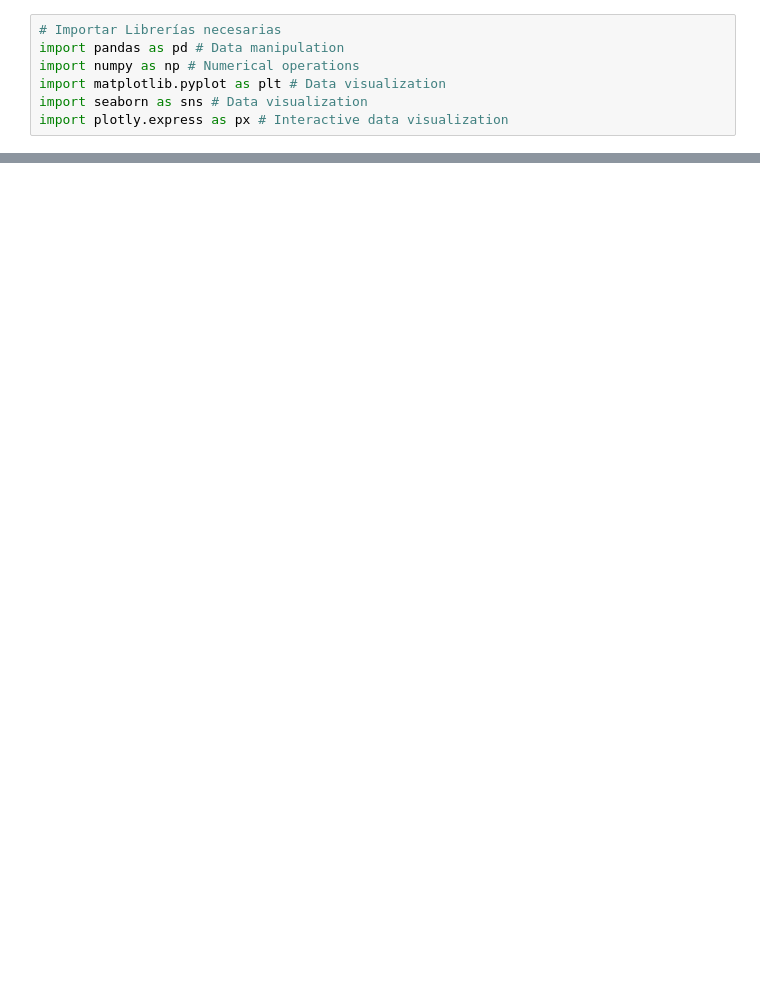
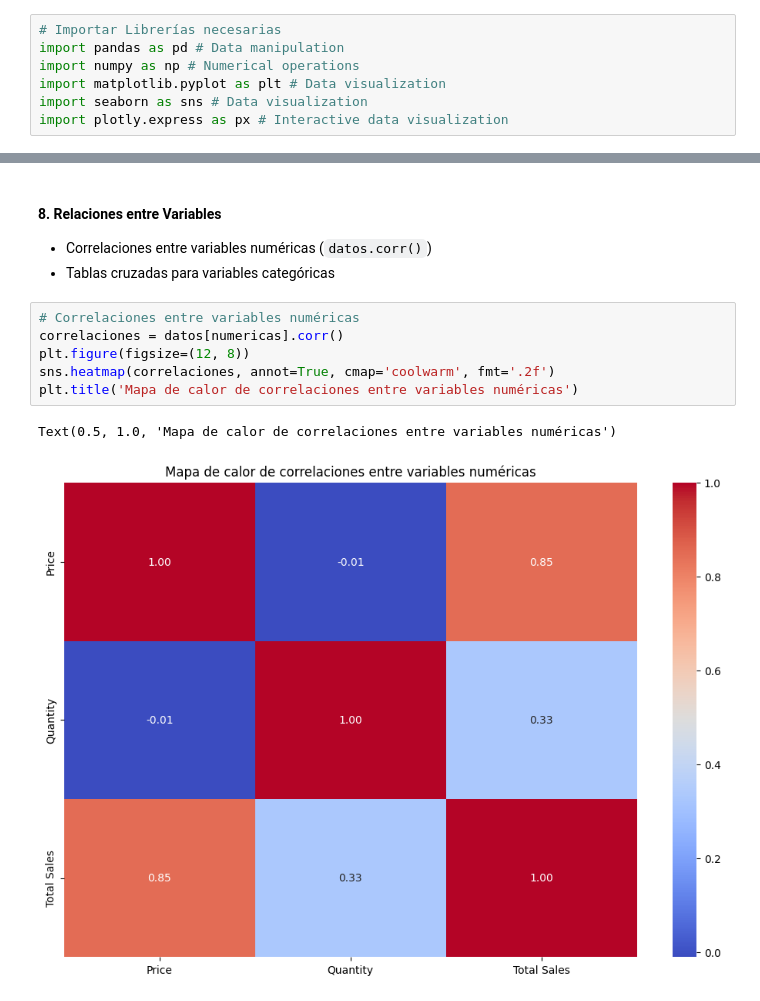
Before and after one commit to Dilmer-Rojas/Ventas_Amazon_2025, a Jupyter notebook: notebooks/01.EDA_I.ipynb, the cells around one changed output, grey strips where cells are left out. Cells and saved outputs as stored; diff of their text form; blank space fills up the shorter version.

```diff
--- a/notebooks/01.EDA_I.ipynb
+++ b/notebooks/01.EDA_I.ipynb
@@ -112,0 +310,13 @@ datos.describe().style.applymap(lambda v: 'color: green; font-weight: bold')
+# %% [markdown]
+#### 8. **Relaciones entre Variables**
+- Correlaciones entre variables numéricas (`datos.corr()`)
+- Tablas cruzadas para variables categóricas
+# %%
+# Correlaciones entre variables numéricas
+correlaciones = datos[numericas].corr()
+plt.figure(figsize=(12, 8))
+sns.heatmap(correlaciones, annot=True, cmap='coolwarm', fmt='.2f')
+plt.title('Mapa de calor de correlaciones entre variables numéricas')
+# %% [output]
+Text(0.5, 1.0, 'Mapa de calor de correlaciones entre variables numéricas')
+[figure, added]
```
Also changed, not shown: parts of 46 cells of this notebook.
